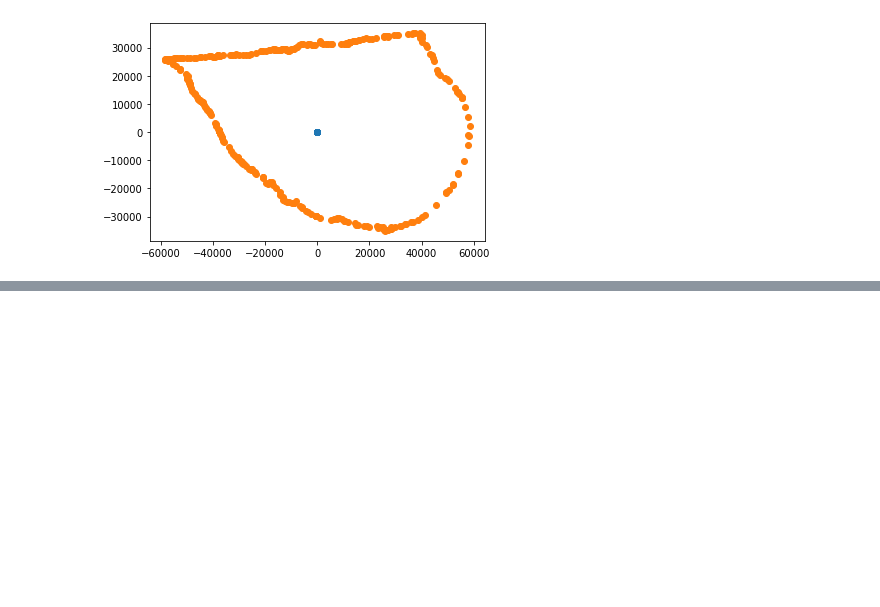
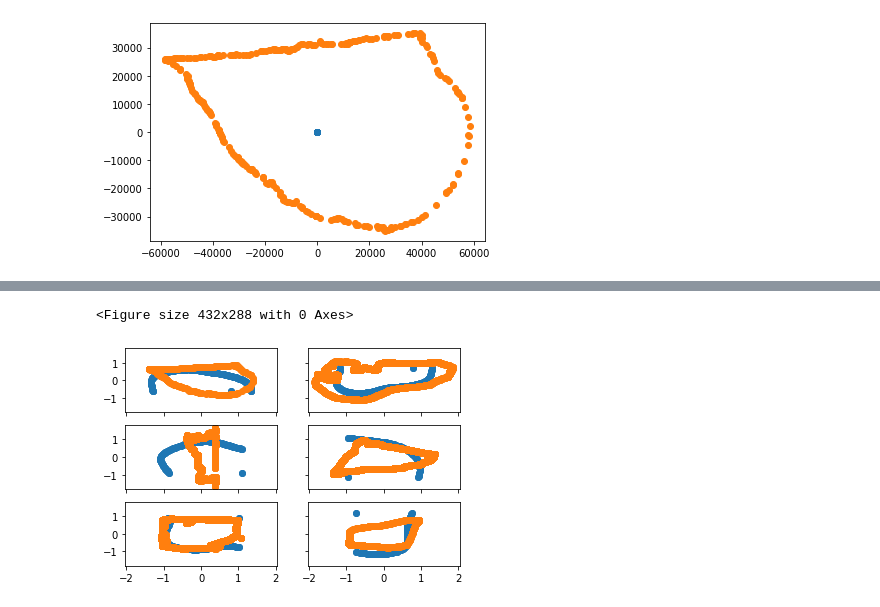
Before and after one commit to AlexHTW/mpi_beleg_4, a Jupyter notebook: registration.ipynb, the cells around one changed output, grey strips where cells are left out. Cells and saved outputs as stored; diff of their text form; code cells hidden in the pictures; blank space fills up the shorter version.

```diff
--- a/registration.ipynb
+++ b/registration.ipynb
@@ -176,3 +194,14 @@ plt.scatter(x_shifted_anns[0],y_shifted_anns[0])
+# %%
+f = plt.figure()
+f, axes = plt.subplots(nrows = 3, ncols = 2, sharex=True, sharey = True)
+for i in range(0,len(x_edited_cuts)):
+    axes[int(i/2),i%2].scatter(x_edited_cuts[i],y_edited_cuts[i])
+    axes[int(i/2),i%2].scatter(x_edited_anns[i],y_edited_anns[i])
+
+#Ergebisse sind Falsch Rotiert und sehen hier verzerrt aus, aber die Ergenisse sollten okay sein
+# %% [output]
+<Figure size 432x288 with 0 Axes>
+[figure, added]
 # %%
 # *Upsampling - # Interpolation für mehr Punkte
 # %%
```
Also changed, not shown: parts of 3 cells of this notebook.
